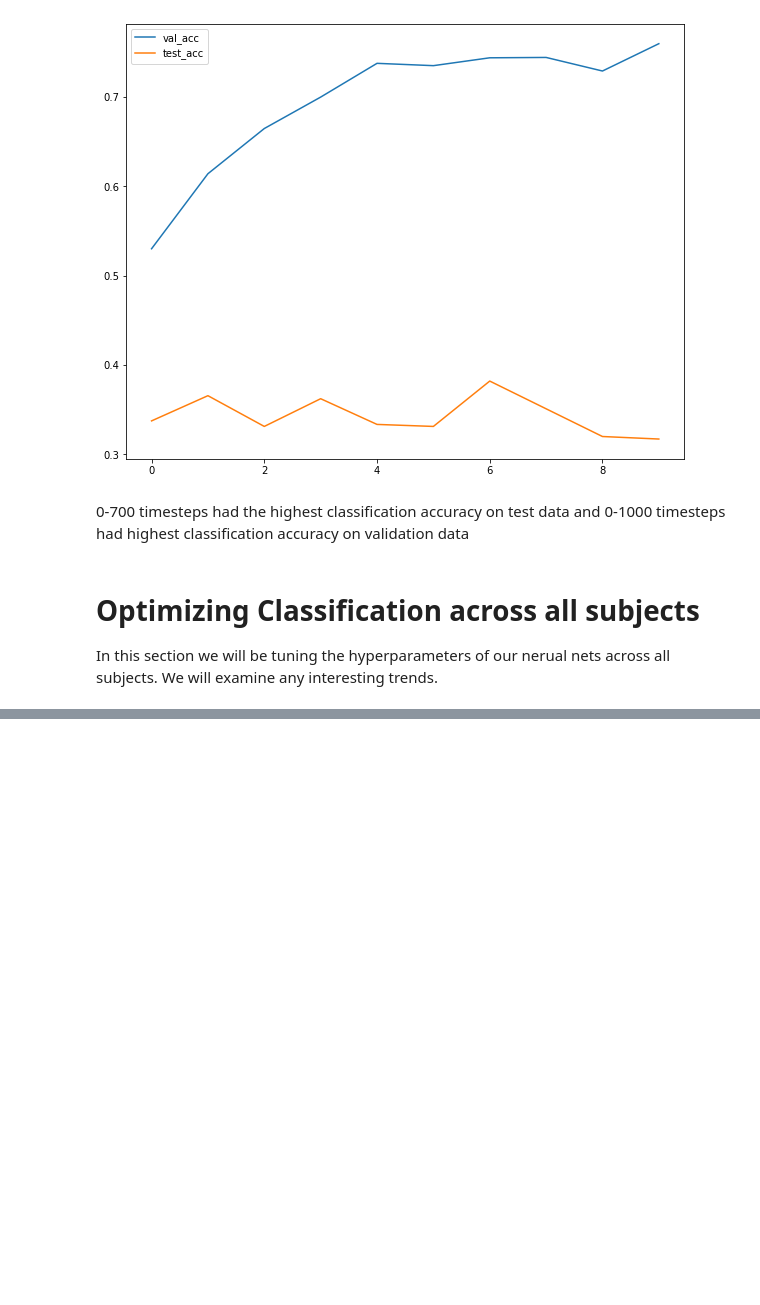
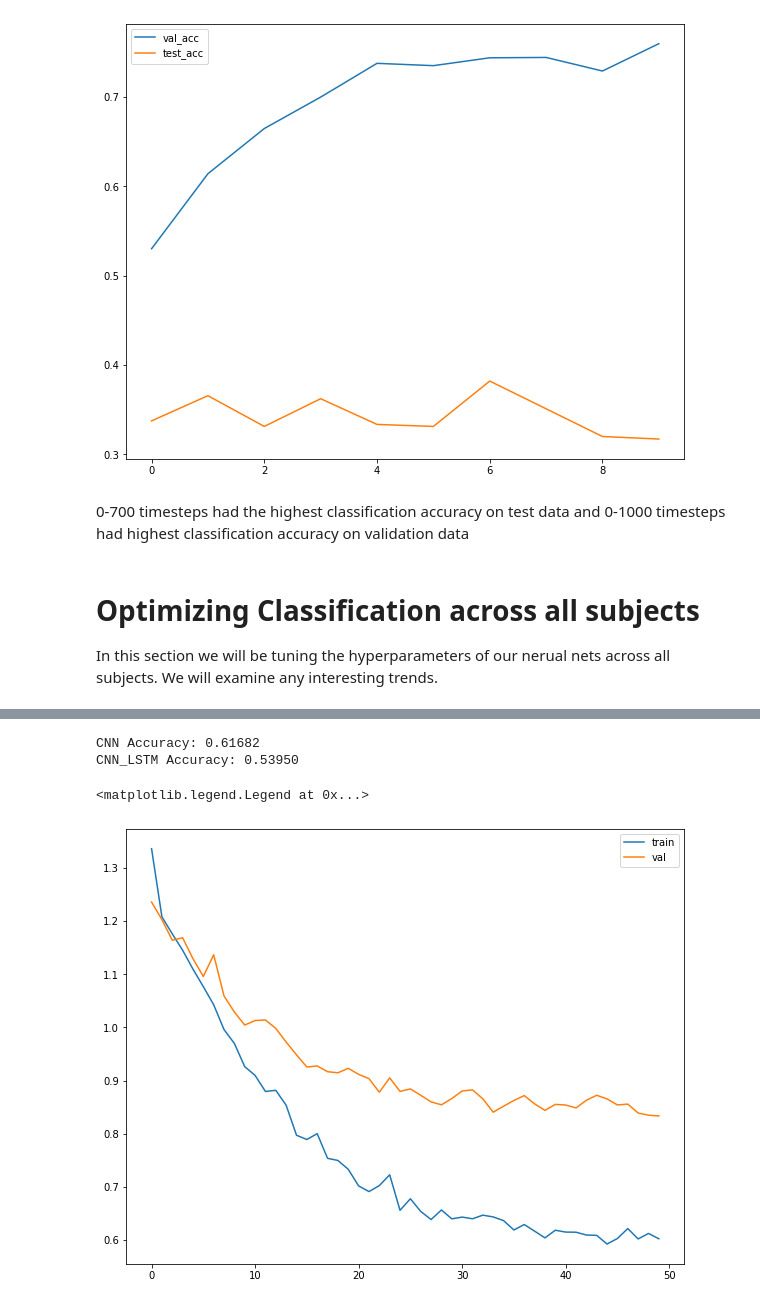
Before and after one commit to thomaskost17/ECEC247_final_project, a Jupyter notebook: ECEC247_final_project.ipynb, the cells around one changed output, grey strips where cells are left out. Saved outputs shown, nothing was run; the diff lists cells and outputs as text; code cells hidden in the pictures; blank space fills up the shorter version.

```diff
--- a/ECEC247_final_project.ipynb
+++ b/ECEC247_final_project.ipynb
@@ -691,0 +727,29 @@ Test Accuracy: 0.29289
+# %%
+    all_subjects_net_cnn = CNN(num_classes, input_size, hidden_size, num_layers, x_train.shape[1])
+    all_subjects_net = CNN_LSTM(num_classes, input_size, hidden_size, num_layers, x_train.shape[1])
+    criterion = torch.nn.CrossEntropyLoss()   # CE Loss is our softmax
+    optimizer = torch.optim.Adam(all_subjects_net.parameters(), lr=learning_rate)
+    scheduler = torch.optim.lr_scheduler.ExponentialLR(optimizer, gamma=0.9)
+    criterion1 = torch.nn.CrossEntropyLoss()   # CE Loss is our softmax
+    optimizer1 = torch.optim.Adam(all_subjects_net_cnn.parameters(), lr=learning_rate)
+    scheduler1 = torch.optim.lr_scheduler.ExponentialLR(optimizer, gamma=0.9)
+
+    solver = Solver(50, all_subjects_net,optimizer, scheduler, criterion, verbose=False )
+    solver.train(trainloader, validloader)
+    solver1 = Solver(50, all_subjects_net_cnn,optimizer1, scheduler1, criterion1, verbose=False )
+    solver1.train(trainloader, validloader)
+
+    cnn_acc = solver1.test(testloader)
+    cnn_lstm_acc = solver.test(testloader)
+    print("CNN Accuracy: %1.5f"% (cnn_acc))
+    print("CNN_LSTM Accuracy: %1.5f"% (cnn_lstm_acc))
+# %% [output]
+CNN Accuracy: 0.61682
+CNN_LSTM Accuracy: 0.53950
+# %%
+plt.plot(solver.loss_history)
+plt.plot(solver.val_loss_history)
+plt.legend(["train", "val"])
+# %% [output]
+<matplotlib.legend.Legend at 0x...>
+[figure, added]
```
Also changed, not shown: parts of 10 cells of this notebook, 3 other files.
